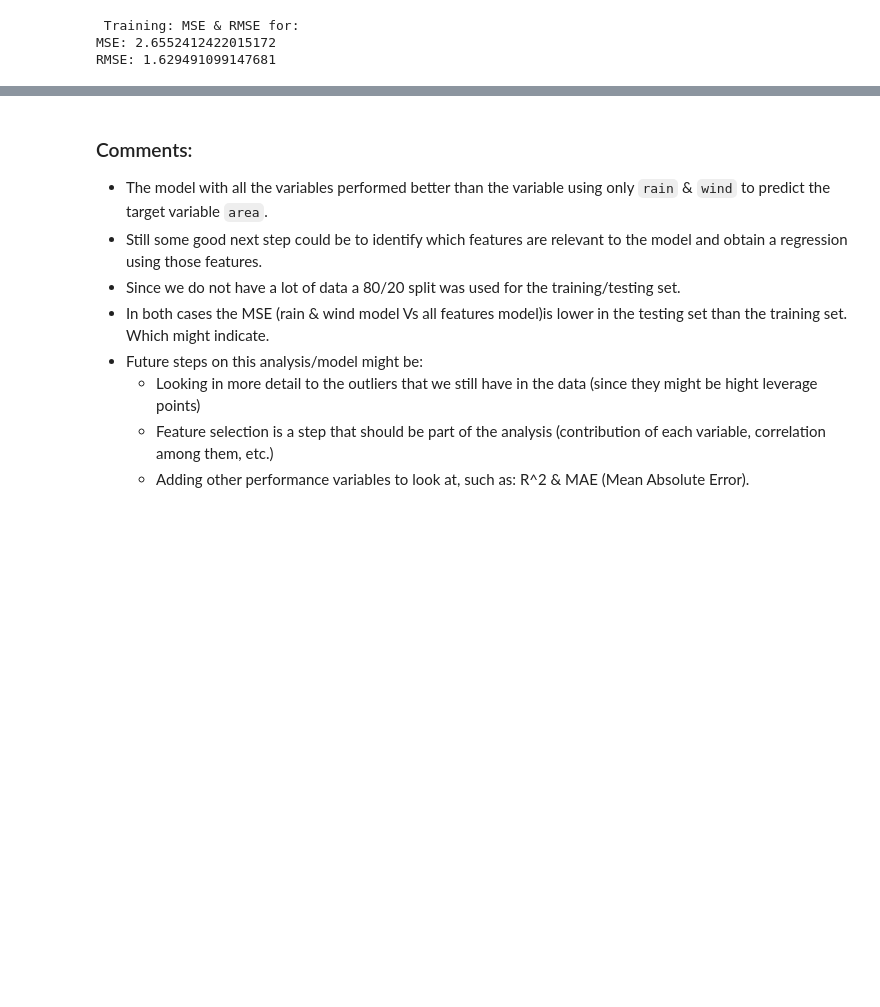
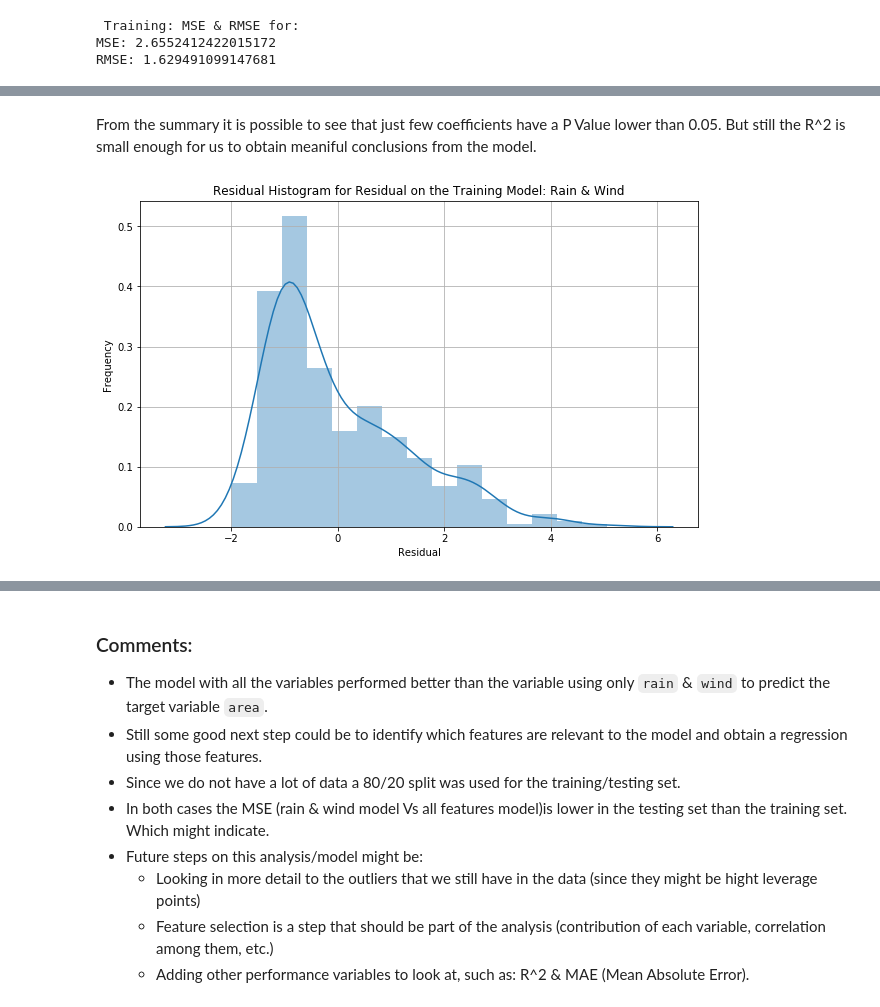
Before and after one commit to rodolfolermacontreras/ML_1_Assignment_2, a Jupyter notebook: MLEARN510-Lesson02-Rodolfo_Lerma.ipynb, the cells around one changed output, grey strips where cells are left out. Saved outputs shown, nothing was run; the diff lists cells and outputs as text; code cells hidden in the pictures; blank space fills up the shorter version.

Commit message:
Update to the homework
Added summary

```diff
--- a/MLEARN510-Lesson02-Rodolfo_Lerma.ipynb
+++ b/MLEARN510-Lesson02-Rodolfo_Lerma.ipynb
@@ -340,11 +361,0 @@ RMSE: 0.007845141023046898
-# %%
-from sklearn.metrics import mean_squared_error
-import math
-
-predictions = multi_model.predict(sm.add_constant(X_test))
-mse = mean_squared_error(y_test, predictions)
-rmse = math.sqrt(mse)
-
-print('\n Testing: MSE & RMSE for:')
-print('MSE: {}'.format(mse))
-print('RMSE: {}'.format(rmse))
@@ -440,9 +497,10 @@ Coefficients:
 # %%
-Attributes_all_other = sm.add_constant(X_train_all) # adding a constant
-multi_model_all_other = sm.OLS(y_train_all, Attributes_all_other).fit()
+Attributes_all_st= sm.add_constant(X_train_all) # adding a constant
+multi_model_all_st = sm.OLS(y_train_all, Attributes_all_st).fit()
+predicted_all_st = multi_model_all_st.predict()
 
 # Get slope (m) and y-intercept (b)
-print('Intercept/Constant & Coefficients : {}'.format(multi_model_all_other.params))
+print('Intercept/Constant & Coefficients : {}'.format(multi_model_all_st.params))
 # %% [output]
 Intercept/Constant & Coefficients : const    1.109867
 x1       0.170337
@@ -475,0 +556,6 @@ RMSE: 1.629491099147681
+# %% [markdown]
+From the summary it is possible to see that just few coefficients have a P Value lower than 0.05. But still the R^2 is small enough for us to obtain meaniful conclusions from the model.
+# %%
+histograms(multi_model_all_st, 'Residual on the Training Model: Rain & Wind')
+# %% [output]
+[figure, added]
```
Also changed, not shown: parts of 35 cells of this notebook.
